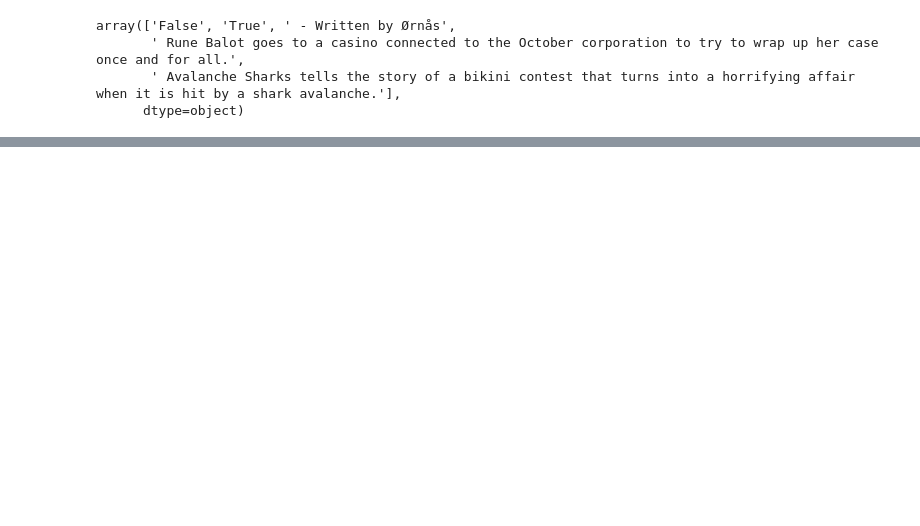
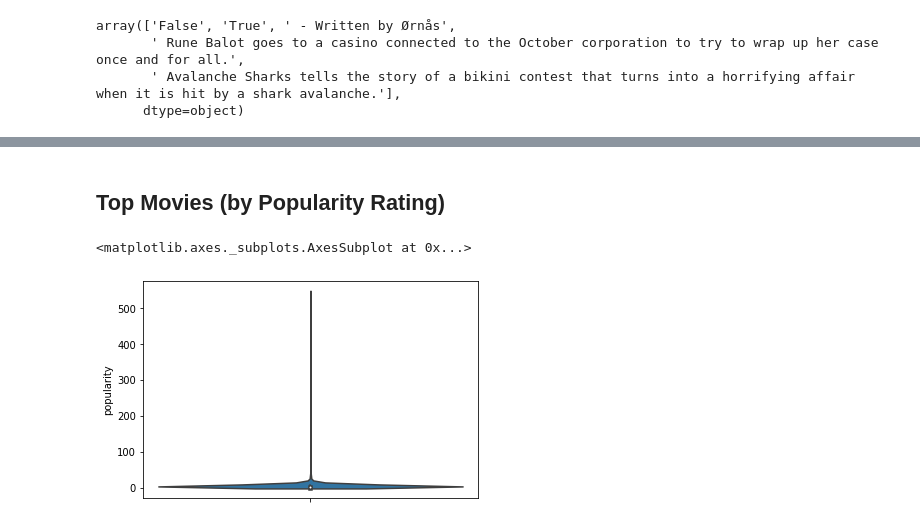
Before and after one commit to todatech/csda-lab, a Jupyter notebook: lab1/movies.ipynb, the cells around one changed output, grey strips where cells are left out. Saved outputs shown, nothing was run; the diff lists cells and outputs as text; code cells hidden in the pictures; blank space fills up the shorter version.

```diff
--- a/lab1/movies.ipynb
+++ b/lab1/movies.ipynb
@@ -166,0 +301,7 @@ md.vote_average.mean()
+# %% [markdown]
+## Top Movies (by Popularity Rating)
+# %%
+sns.violinplot(y='popularity', data=md)
+# %% [output]
+<matplotlib.axes._subplots.AxesSubplot at 0x...>
+[figure, added]
```
Also changed, not shown: parts of 61 cells of this notebook, 1 other file.
